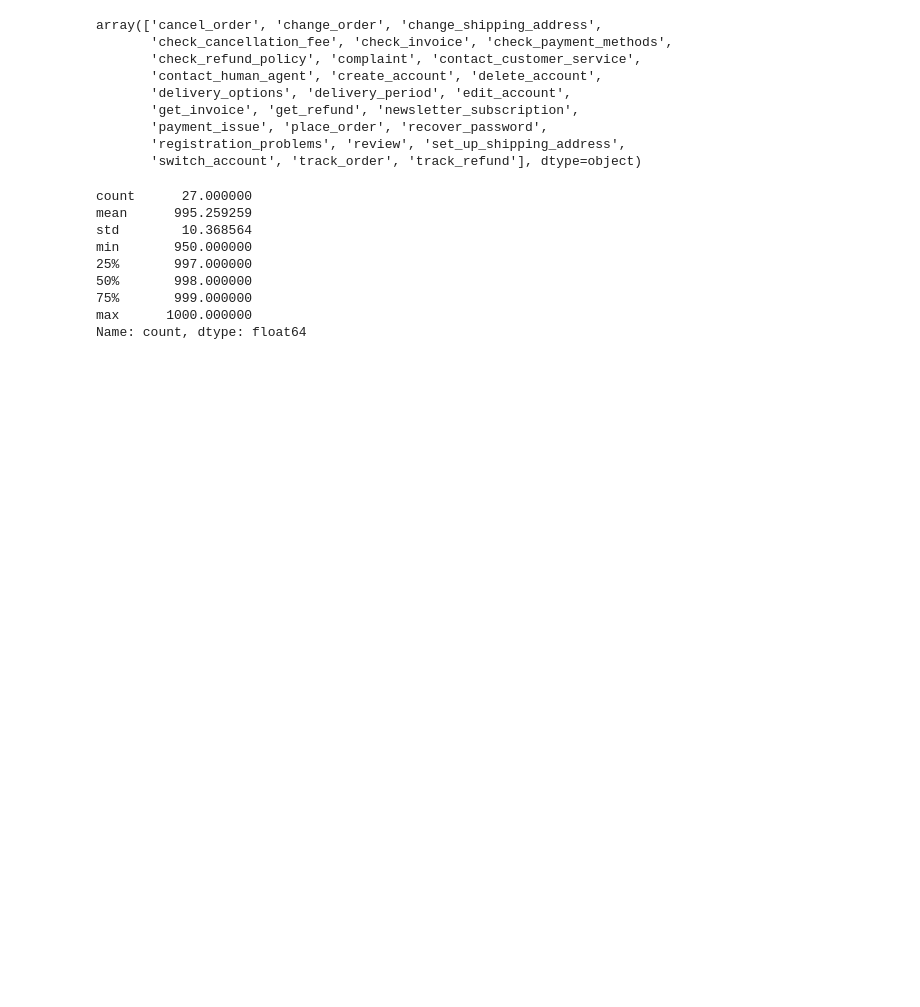
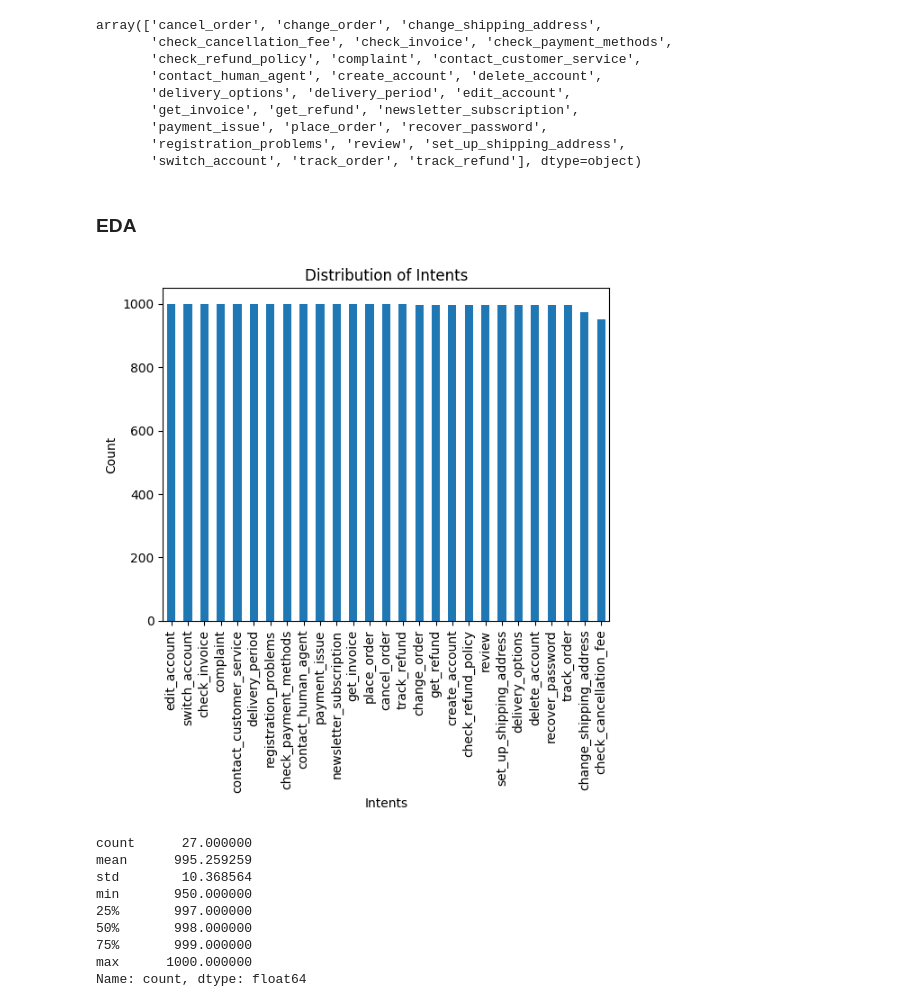
Before and after one commit to Rafiiisy/falcon-rag-assistant-chatbot, a Jupyter notebook: chatbot/preprocess.ipynb, the cells around one changed output. Drawn from its saved outputs; the diff is of its cells as text; code cells hidden in the pictures; blank space fills up the shorter version.

```diff
--- a/chatbot/preprocess.ipynb
+++ b/chatbot/preprocess.ipynb
@@ -47,6 +49,18 @@ array(['cancel_order', 'change_order', 'change_shipping_address',
        'payment_issue', 'place_order', 'recover_password',
        'registration_problems', 'review', 'set_up_shipping_address',
        'switch_account', 'track_order', 'track_refund'], dtype=object)
+# %% [markdown]
+### EDA
+# %%
+ax = df['intent'].value_counts().plot(kind='bar')
+ax.set_xlabel('Intents')
+ax.set_ylabel('Count')  # Optional: Label y-axis
+ax.set_title('Distribution of Intents')  # Optional: Add a title
+
+# ✅ Show the plot
+plt.show()
+# %% [output]
+[figure, added]
 # %%
 intent_counts = df["intent"].value_counts()
 intent_stats = intent_counts.describe()
```
Also changed, not shown: parts of 8 cells of this notebook, 8 other files.
